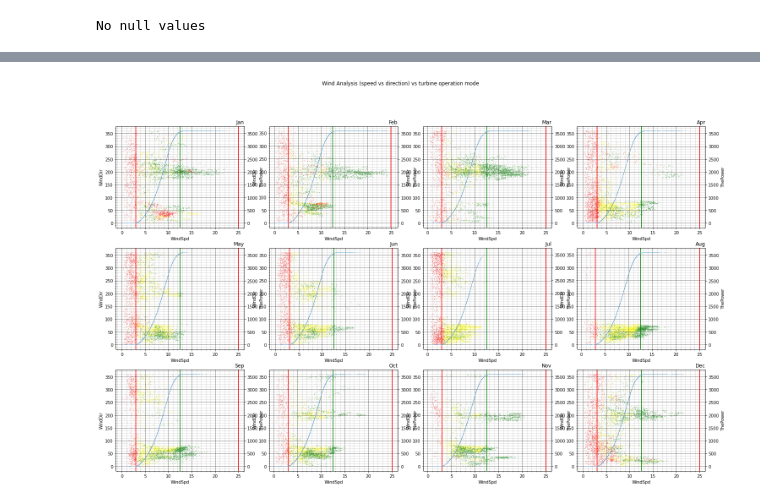
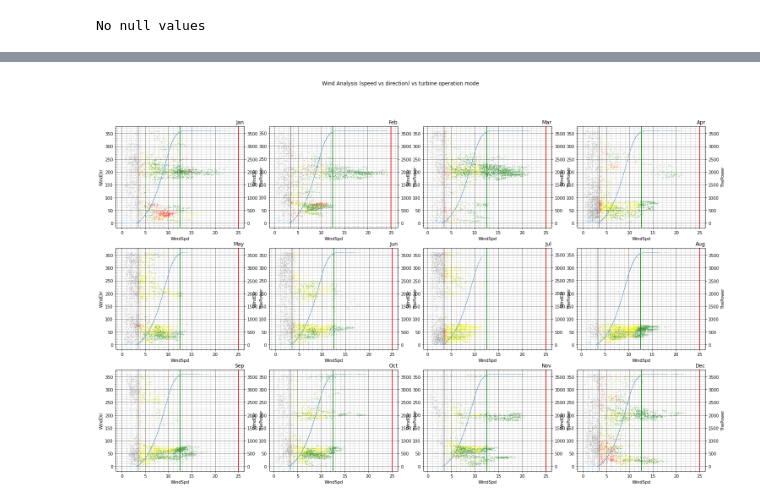
Before and after one commit to Bruno-H-Neves/WindAnalysis, a Jupyter notebook: main.ipynb, the cells around one changed output, grey strips where cells are left out. Saved outputs shown, nothing was run; the diff lists cells and outputs as text; code cells hidden in the pictures.

```diff
--- a/main.ipynb
+++ b/main.ipynb
@@ -13,9 +18,10 @@ import WinFunctB7 as WFB7
 # %%
-markers={'Inside':'green','Outside':'yellow','OutOfService':'red'}
+markers={'WithoutWind':'gray','Inside':'green','Outside':'yellow','OutOfService':'red'}
 units_measure={'ActPower':'KW',
                'WindSpd':'m/s',
                'ThePower':'kWh',
                'WinDir':'º'}
+cutin=3.5
 # %%
 turbine=pd.read_csv(r"C:\Datasets-base\Datasets\Scada\T1.csv")
 if turbine.isnull().sum().sum()==0:
@@ -32,9 +38,11 @@ dfTurbine.rename(columns={'Date/Time':'Date',
                           'Wind Speed (m/s)':'WindSpd',
                           'Theoretical_Power_Curve (KWh)':'ThePower',
                           'Wind Direction (°)':'WindDir'},inplace=True)
+dfTurbine['Day']= dfTurbine['Date'].dt.day
+dfTurbine['Month']= dfTurbine['Date'].dt.month
+dfTurbine['Year']= dfTurbine['Date'].dt.year
+dfTurbine['Hour']= dfTurbine['Date'].dt.hour
+dfTurbine['Minute']= dfTurbine['Date'].dt.minute
+dfTurbine.sort_values(['Year','Month','Day','Hour','Minute'], ascending=True)
+dfTurbine['CumRealPower'] = dfTurbine['ActPower'].cumsum()
+dfTurbine['CumTheoPower'] = dfTurbine['ThePower'].cumsum()
-# %%
-dfTurbine['Month']= dfTurbine['Date'].dt.month
-dfTurbine['MonthChar']=dfTurbine.Month.apply(WFB7.nt_month)
-dfTurbine["MeanWindSpd"]=dfTurbine.WindSpd.apply(WFB7.mean_speed)
-dfTurbine["MeanWinDr"]=dfTurbine.WindDir.apply(WFB7.mean_direction)
-dfTurbine["DirWin"]=dfTurbine.MeanWinDr.apply(WFB7.find_direction)
@@ -56,5 +90,4 @@ WFB7.plotWindrose(dfTurbine)
 # %%
-
-WFB7.PlotMonth(dfTurbine,markers)
+WFB7.PlotMonth(dfTurbine,markers,CutIn=cutin)
 # %% [output]
-[figure, old version]
+[figure, new version]
```
Also changed, not shown: parts of 17 cells of this notebook.
